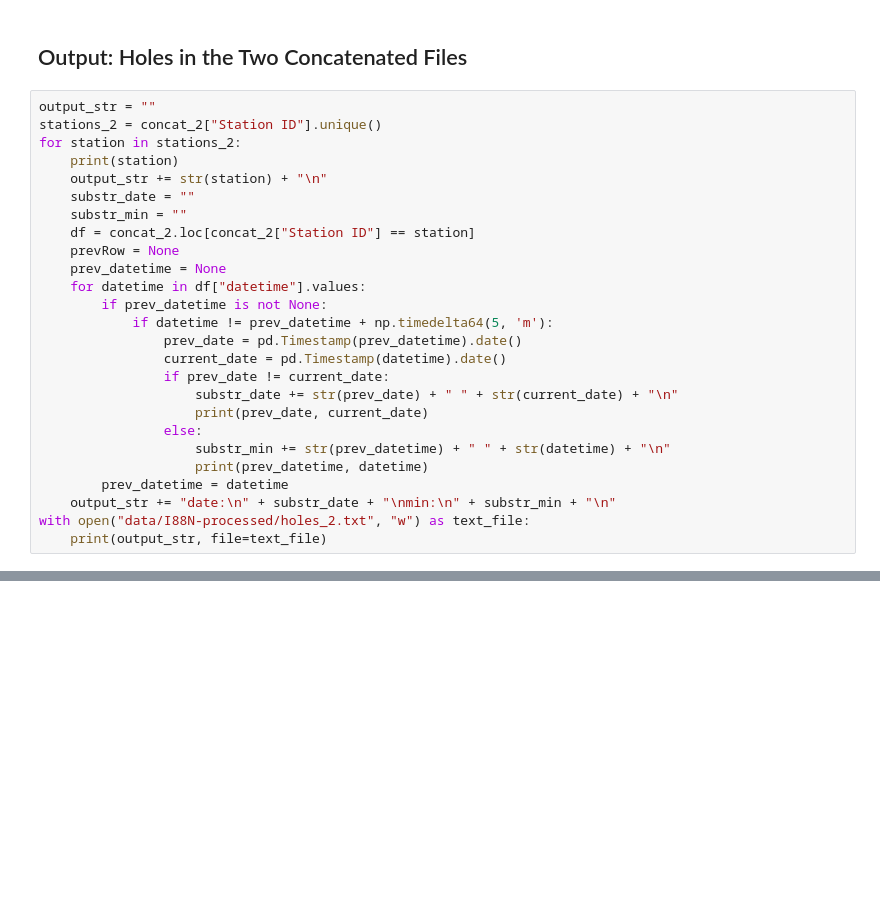
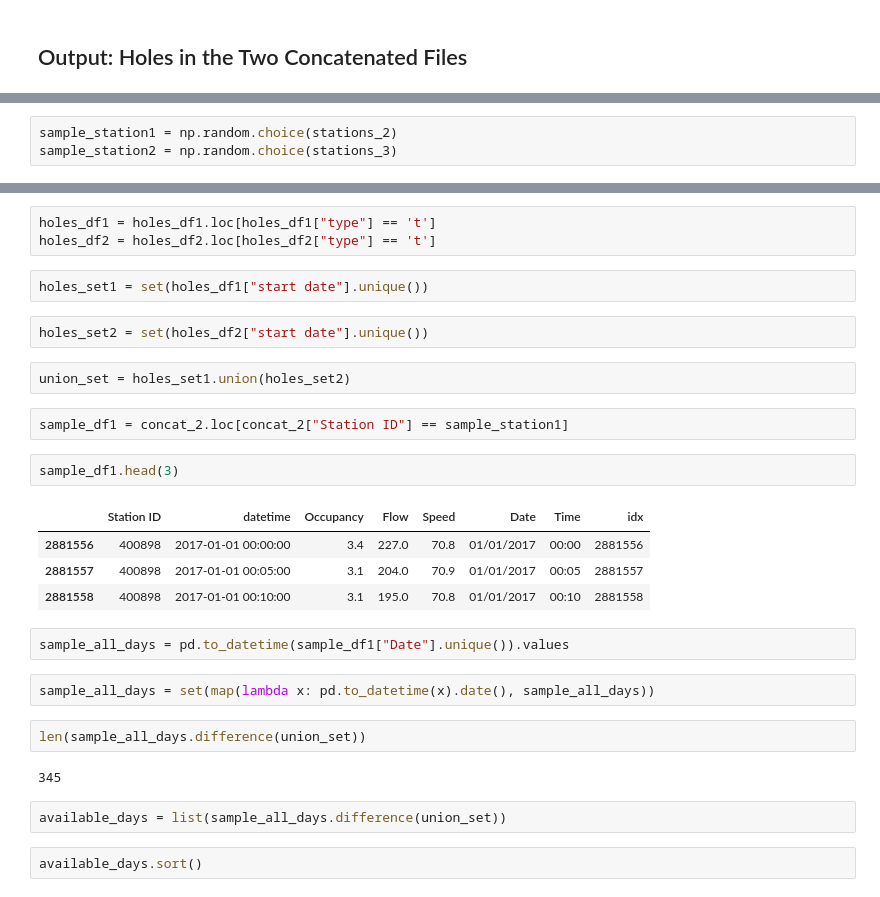
Before and after one commit to hy-lei/A-Hybrid-Approach-for-AID, a Jupyter notebook: filter_holes.ipynb, the cells around one changed output, grey strips where cells are left out. Drawn from its saved outputs; the diff is of its cells as text; blank space fills up the shorter version.

Commit message:
utility function: filter holes

```diff
--- a/filter_holes.ipynb
+++ b/filter_holes.ipynb
@@ -296,28 +325,2 @@ concat_3.to_csv("data/I88N-processed/concat_3.csv")
 # %% [markdown]
 ## Output: Holes in the Two Concatenated Files
-# %%
-output_str = ""
-stations_2 = concat_2["Station ID"].unique()
-for station in stations_2:
-    print(station)
-    output_str += str(station) + "\n"
-    substr_date = ""
-    substr_min = ""
-    df = concat_2.loc[concat_2["Station ID"] == station]
-    prevRow = None
-    prev_datetime = None
-    for datetime in df["datetime"].values:
-        if prev_datetime is not None:
-            if datetime != prev_datetime + np.timedelta64(5, 'm'):
-                prev_date = pd.Timestamp(prev_datetime).date()
-                current_date = pd.Timestamp(datetime).date()
-                if prev_date != current_date:
-                    substr_date += str(prev_date) + " " + str(current_date) + "\n"
-                    print(prev_date, current_date)
-                else:
-                    substr_min += str(prev_datetime) + " " + str(datetime) + "\n"
-                    print(prev_datetime, datetime)
-        prev_datetime = datetime
-    output_str += "date:\n" + substr_date + "\nmin:\n" + substr_min + "\n"
-with open("data/I88N-processed/holes_2.txt", "w") as text_file:
-    print(output_str, file=text_file)
@@ -407,0 +373,3 @@ u.filter_holes(concat_1, "data/I88N-processed/holes_1.txt")
+# %%
+sample_station1 = np.random.choice(stations_2)
+sample_station2 = np.random.choice(stations_3)
@@ -407,0 +383,30 @@ u.filter_holes(concat_1, "data/I88N-processed/holes_1.txt")
+# %%
+holes_df1 = holes_df1.loc[holes_df1["type"] == 't']
+holes_df2 = holes_df2.loc[holes_df2["type"] == 't']
+# %%
+holes_set1 = set(holes_df1["start date"].unique())
+# %%
+holes_set2 = set(holes_df2["start date"].unique())
+# %%
+union_set = holes_set1.union(holes_set2)
+# %%
+sample_df1 = concat_2.loc[concat_2["Station ID"] == sample_station1]
+# %%
+sample_df1.head(3)
+# %% [output]
+|  | Station ID | datetime | Occupancy | Flow | Speed | Date | Time | idx |
+| 2881556 | 400898 | 2017-01-01 00:00:00 | 3.4 | 227.0 | 70.8 | 01/01/2017 | 00:00 | 2881556 |
+| 2881557 | 400898 | 2017-01-01 00:05:00 | 3.1 | 204.0 | 70.9 | 01/01/2017 | 00:05 | 2881557 |
+| 2881558 | 400898 | 2017-01-01 00:10:00 | 3.1 | 195.0 | 70.8 | 01/01/2017 | 00:10 | 2881558 |
+# %%
+sample_all_days = pd.to_datetime(sample_df1["Date"].unique()).values
+# %%
+sample_all_days = set(map(lambda x: pd.to_datetime(x).date(), sample_all_days))
+# %%
+len(sample_all_days.difference(union_set))
+# %% [output]
+345
+# %%
+available_days = list(sample_all_days.difference(union_set))
+# %%
+available_days.sort()
```
Also changed, not shown: parts of 15 cells of this notebook, 2 other files.
